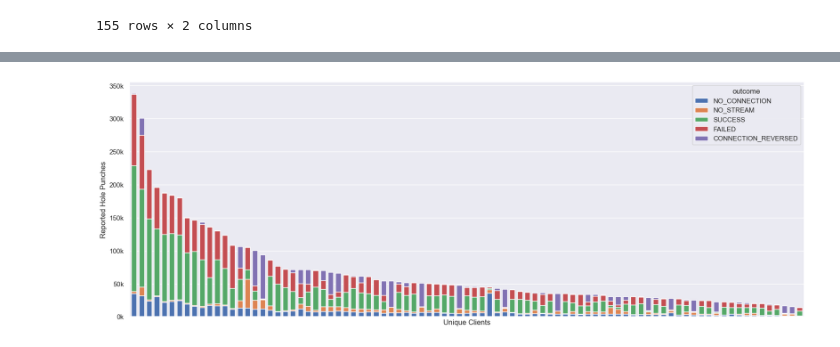
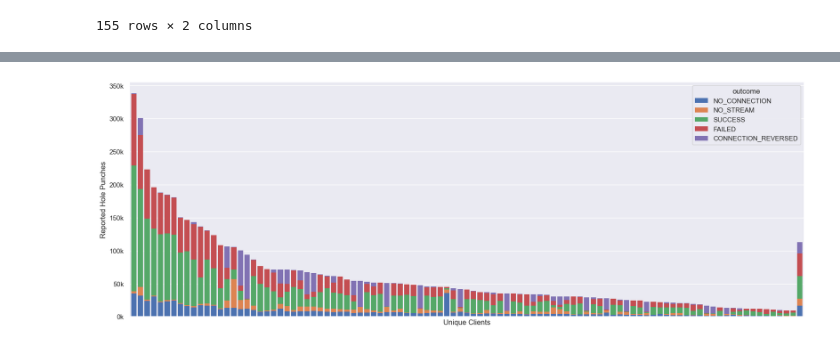
Before and after one commit to libp2p/punchr, a Jupyter notebook: analysis/2023-01-16-report-analysis.ipynb, the cells around one changed output, grey strips where cells are left out. Drawn from its saved outputs; the diff is of its cells as text; code cells hidden in the pictures.

Commit message:
add: client contribution overview graph

```diff
--- a/analysis/2023-01-16-report-analysis.ipynb
+++ b/analysis/2023-01-16-report-analysis.ipynb
@@ -410,8 +414,9 @@ ORDER BY 2 DESC
 """
 df = pd.read_sql_query(query, con=conn)
 # %%
+nlargest = 100
+columns = ["NO_CONNECTION", "NO_STREAM", "SUCCESS", "FAILED", "CONNECTION_REVERSED"]
 pt = df.pivot_table('count', "authorization_id", 'outcome')
-pt["total"] = pt["CONNECTION_REVERSED"] + pt["FAILED"] + pt["NO_CONNECTION"] + pt["NO_STREAM"] + pt["SUCCESS"]
+pt["total"] = ft.reduce(lambda prev, curr: prev + pt[curr], columns, 0)
 pt = pt.sort_values("total", ascending=False)
-pt = pt[["NO_CONNECTION", "NO_STREAM", "SUCCESS", "FAILED", "CONNECTION_REVERSED", "total"]]
-pt
+pt = pt[columns + ["total"]]
@@ -433,9 +423,11 @@ pt
 # %%
 fig, ax = plt.subplots(figsize=[15, 7], dpi=dpi)
-pt.nlargest(89, columns="total").drop("total", axis=1).plot(ax=ax, kind="bar", stacked=True, figsize=[20, 7], width=0.7)
+pt_largest = pt.nlargest(nlargest, columns="total").drop("total", axis=1)
+pt_largest.loc["Rest"] = pt.iloc[nlargest:].sum()
+pt_largest.plot(ax=ax, kind="bar", stacked=True, figsize=[20, 7], width=0.8, lw=0)
 ax.set_xticks([])
 ax.set_xlabel("Unique Clients")
 ax.set_ylabel("Reported Hole Punches")
 ax.get_yaxis().set_major_formatter(mtick.FuncFormatter(lambda x, p: "%.0fk" % (x / 1000)))
 # %% [output]
-[figure, old version]
+[figure, new version]
```
Also changed, not shown: parts of 6 cells of this notebook.
